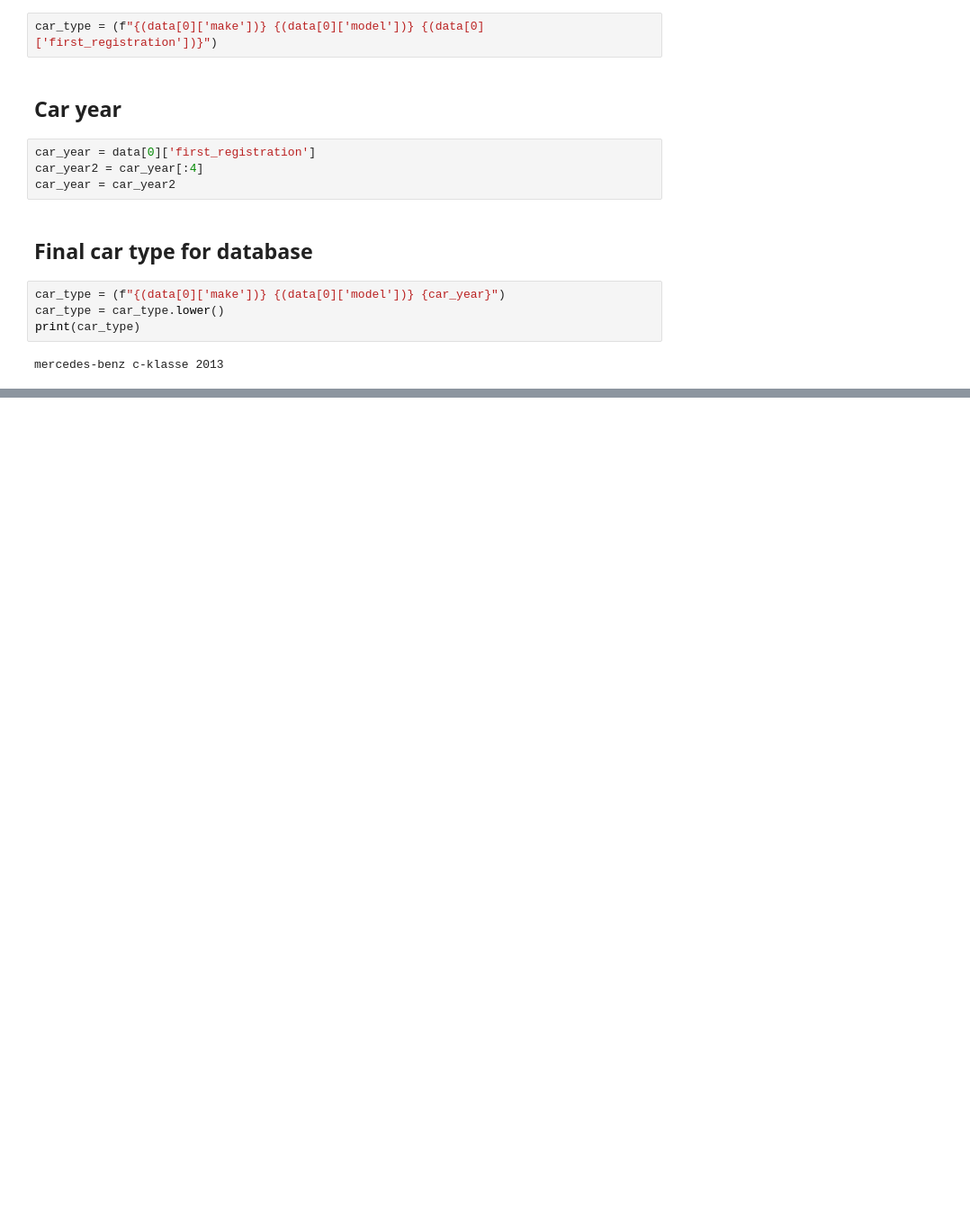
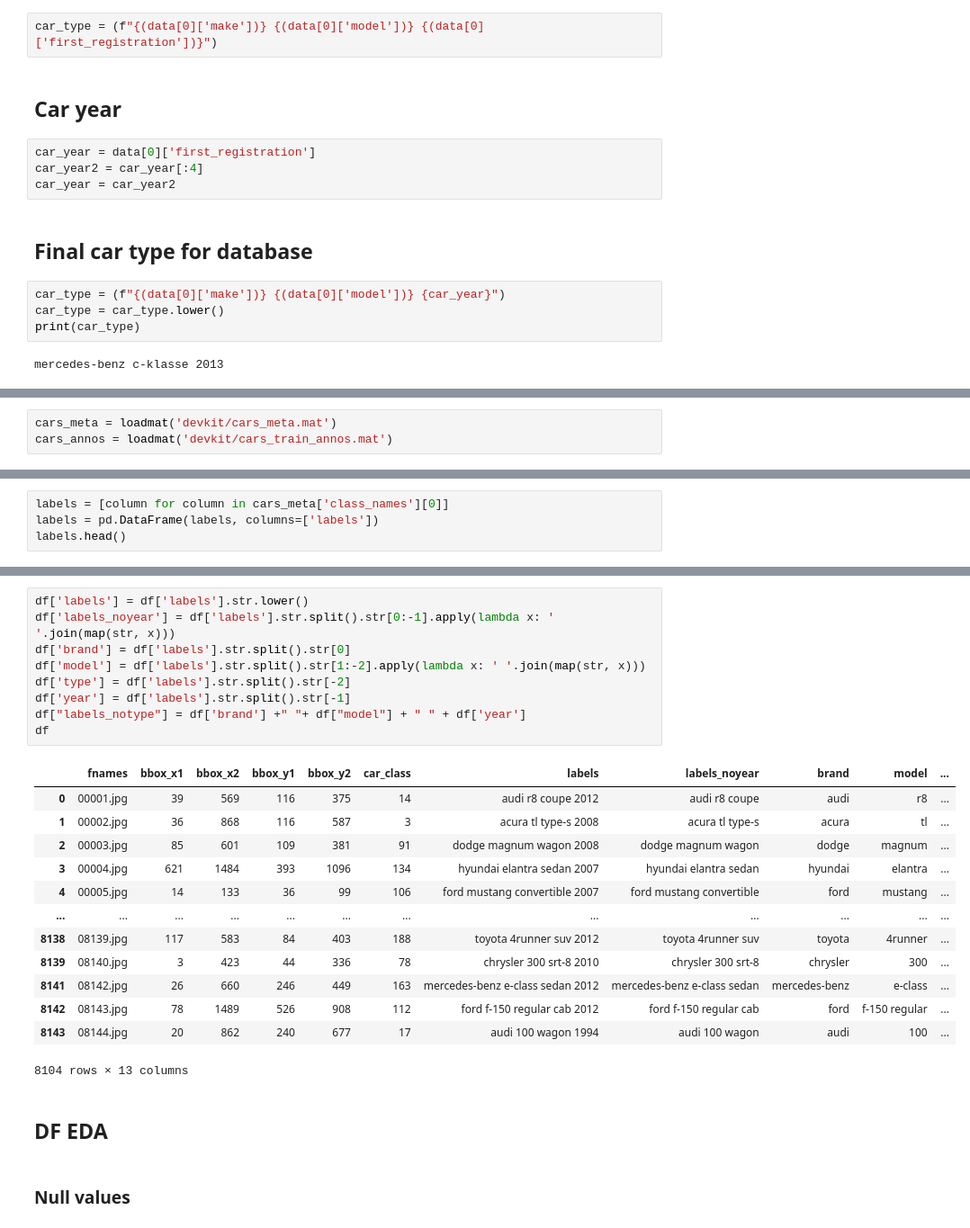
Before and after one commit to IIPeteII/car-license-plate-recognition-clean, a Jupyter notebook: full_app_notebook.ipynb, the cells around one changed output, grey strips where cells are left out. Shown at 90% size. Drawn from its saved outputs; the diff is of its cells as text; blank space fills up the shorter version.

```diff
--- a/full_app_notebook.ipynb
+++ b/full_app_notebook.ipynb
@@ -397,0 +409,3 @@ mercedes-benz c-klasse 2013
+# %%
+cars_meta = loadmat('devkit/cars_meta.mat')
+cars_annos = loadmat('devkit/cars_train_annos.mat')
@@ -397,0 +414,4 @@ mercedes-benz c-klasse 2013
+# %%
+labels = [column for column in cars_meta['class_names'][0]]
+labels = pd.DataFrame(labels, columns=['labels'])
+labels.head()
@@ -397,0 +506,27 @@ mercedes-benz c-klasse 2013
+# %%
+df['labels'] = df['labels'].str.lower()
+df['labels_noyear'] = df['labels'].str.split().str[0:-1].apply(lambda x: ' '.join(map(str, x)))
+df['brand'] = df['labels'].str.split().str[0]
+df['model'] = df['labels'].str.split().str[1:-2].apply(lambda x: ' '.join(map(str, x)))
+df['type'] = df['labels'].str.split().str[-2]
+df['year'] = df['labels'].str.split().str[-1]
+df["labels_notype"] = df['brand'] +" "+ df["model"] + " " + df['year']
+df
+# %% [output]
+|  | fnames | bbox_x1 | bbox_x2 | bbox_y1 | bbox_y2 | car_class | labels | labels_noyear | brand | model | ... |
+| 0 | 00001.jpg | 39 | 569 | 116 | 375 | 14 | audi r8 coupe 2012 | audi r8 coupe | audi | r8 | ... |
+| 1 | 00002.jpg | 36 | 868 | 116 | 587 | 3 | acura tl type-s 2008 | acura tl type-s | acura | tl | ... |
+| 2 | 00003.jpg | 85 | 601 | 109 | 381 | 91 | dodge magnum wagon 2008 | dodge magnum wagon | dodge | magnum | ... |
+| 3 | 00004.jpg | 621 | 1484 | 393 | 1096 | 134 | hyundai elantra sedan 2007 | hyundai elantra sedan | hyundai | elantra | ... |
+| 4 | 00005.jpg | 14 | 133 | 36 | 99 | 106 | ford mustang convertible 2007 | ford mustang convertible | ford | mustang | ... |
+| ... | ... | ... | ... | ... | ... | ... | ... | ... | ... | ... | ... |
+| 8138 | 08139.jpg | 117 | 583 | 84 | 403 | 188 | toyota 4runner suv 2012 | toyota 4runner suv | toyota | 4runner | ... |
+| 8139 | 08140.jpg | 3 | 423 | 44 | 336 | 78 | chrysler 300 srt-8 2010 | chrysler 300 srt-8 | chrysler | 300 | ... |
+| 8141 | 08142.jpg | 26 | 660 | 246 | 449 | 163 | mercedes-benz e-class sedan 2012 | mercedes-benz e-class sedan | mercedes-benz | e-class | ... |
+| 8142 | 08143.jpg | 78 | 1489 | 526 | 908 | 112 | ford f-150 regular cab 2012 | ford f-150 regular cab | ford | f-150 regular | ... |
+| 8143 | 08144.jpg | 20 | 862 | 240 | 677 | 17 | audi 100 wagon 1994 | audi 100 wagon | audi | 100 | ... |
+8104 rows × 13 columns
+# %% [markdown]
+## DF EDA
+# %% [markdown]
+### Null values
```
Also changed, not shown: parts of 39 cells of this notebook, 6 other files.
